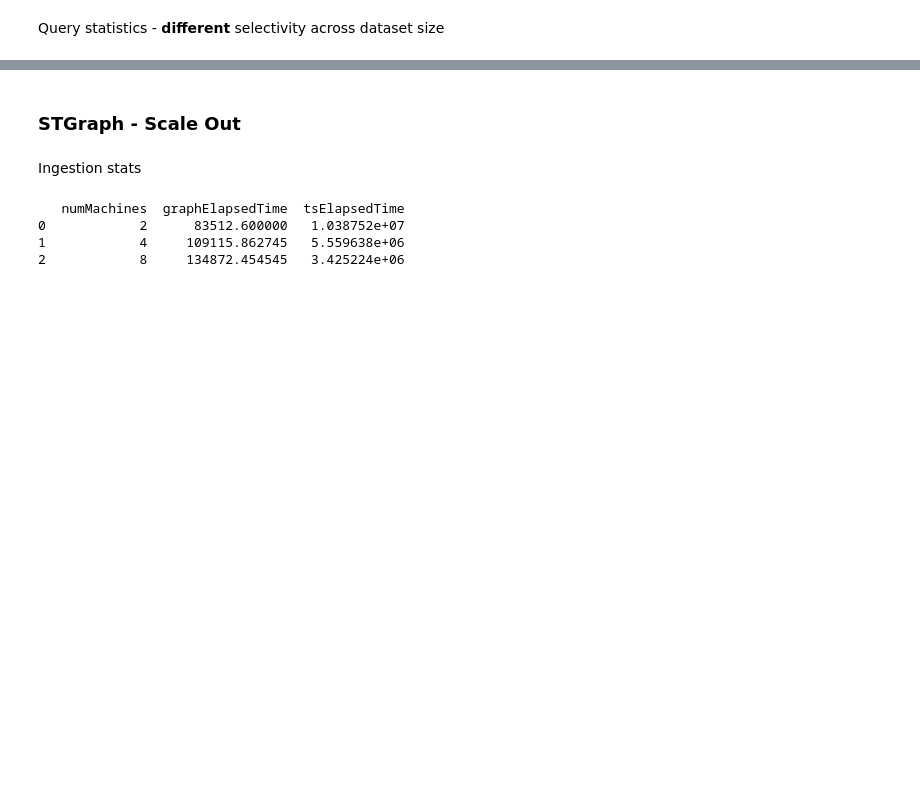
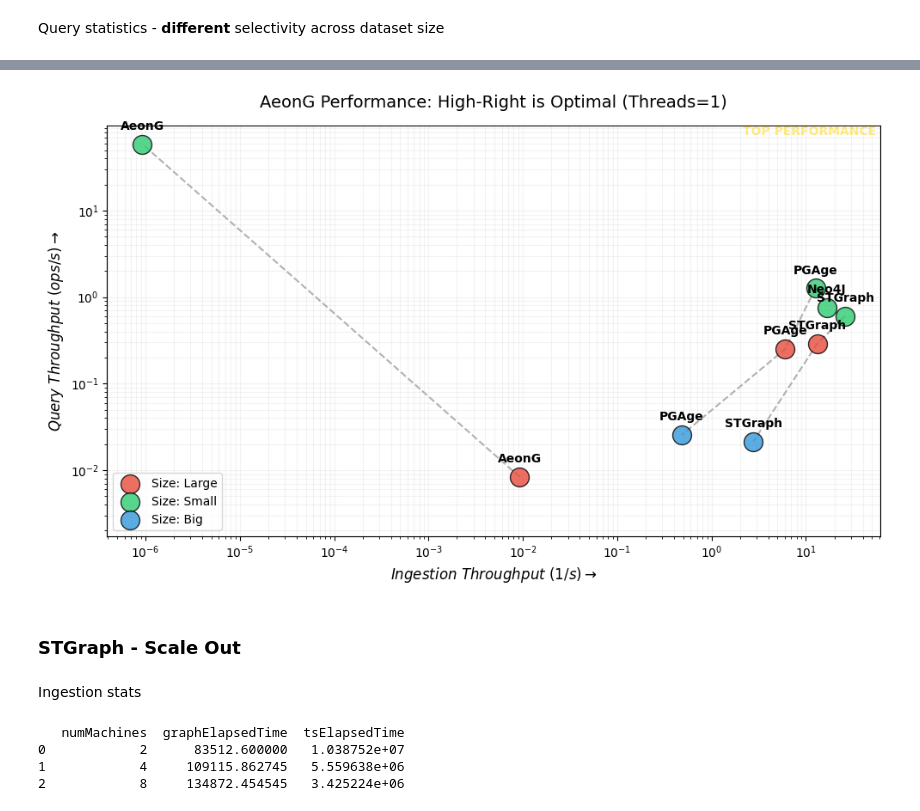
Before and after one commit to big-unibo/STGraph-evaluation, a Jupyter notebook: postprocessing/STGraph.ipynb, the cells around one changed output, grey strips where cells are left out. Drawn from its saved outputs; the diff is of its cells as text; code cells hidden in the pictures; blank space fills up the shorter version.

```diff
--- a/postprocessing/STGraph.ipynb
+++ b/postprocessing/STGraph.ipynb
@@ -291,3 +448,95 @@ print_query_statistics(query_statistics_different_selectivity)
+# %%
+def plot_performance_inverse_tradeoff(df_queries, df_ingestion):
+    """
+    Genera un grafico dove l'asse X è il throughput di ingestion (archi/s)
+    e l'asse Y è il throughput delle query (ops/s).
+    In alto a destra = Performance Migliori.
+    """
+    # 1. Copia e normalizzazione
+    q = df_queries.copy()
+    i = df_ingestion.copy()
+
+    for df in [q, i]:
+        df['model'] = df['model'].astype(str).str.strip()
+        df['datasetSize'] = df['datasetSize'].astype(str).str.strip()
+
+    # 2. Filtro lock su threads = 1
+    q = q[q['threads'] == 1]
+    i = i[i['threads'] == 1]
+
+    if q.empty or i.empty:
+        print("Dati insufficienti per il filtro threads=1.")
+        return
+
+    # 3. Aggregazione
+    q_agg = q.groupby(['model', 'datasetSize'])['elapsedTime'].median().reset_index()
+    i_agg = i.groupby(['model', 'datasetSize'])['graphElapsedTime'].mean().reset_index()
+
+    # 4. Merge
+    df_plot = pd.merge(q_agg, i_agg, on=['model', 'datasetSize'])
+
+    # 5. Trasformazione in THROUGHPUT (Inverse)
+    # Assumendo graphElapsedTime in microsecondi per il calcolo del throughput
+    # Se graphElapsedTime è il tempo totale, il throughput è proporzionale a 1/tempo
+    df_plot['ingestion_throughput'] = 1_000_000 / df_plot['elapsedTime']
+    df_plot['query_throughput'] = 1000 / df_plot['elapsedTime']
+
+    # 6. Plotting
+    plt.figure(figsize=(10, 6))
+    colors = {'Small': '#2ecc71', 'Large': '#e74c3c'}
+
+    for size in df_plot['datasetSize'].unique():
+        subset = df_plot[df_plot['datasetSize'] == size]
+
+        plt.scatter(
+            subset['ingestion_throughput'],
+            subset['query_throughput'],
+            s=250,
+            c=colors.get(size, '#3498db'),
+            label=f"Size: {size}",
+            alpha=0.8,
+            edgecolors='black',
+            zorder=3
+        )
+
+    # Linea che unisce i punti dello stesso modello per vedere il "decadimento"
+    for model in df_plot['model'].unique():
+        m_subset = df_plot[df_plot['model'] == model].sort_values('ingestion_throughput', ascending=False)
+        plt.plot(m_subset['ingestion_throughput'], m_subset['query_throughput'],
+                 'k--', alpha=0.3, zorder=1)
+
+    # Annotazioni
+    for _, row in df_plot.iterrows():
+        plt.annotate(
+            row['model'],
+            (row['ingestion_throughput'], row['query_throughput']),
+            textcoords="offset points", xytext=(0, 12), ha='center', fontweight='bold'
+        )
+
+    plt.xscale('log')
+    plt.yscale('log')
+
+    plt.xlabel(r'$Ingestion\ Throughput\ (1/s) \rightarrow$', fontsize=12)
+    plt.ylabel(r'$Query\ Throughput\ (ops/s) \rightarrow$', fontsize=12)
+    plt.title('AeonG Performance: High-Right is Optimal (Threads=1)', fontsize=14, pad=15)
+
+    plt.grid(True, which="both", ls="-", alpha=0.15)
+    plt.legend()
+
+    # Area "Performance Top"
+    plt.text(plt.xlim()[1], plt.ylim()[1], 'TOP PERFORMANCE ',
+             verticalalignment='top', horizontalalignment='right',
+             color='gold', fontweight='bold', alpha=0.5)
+
+    plt.tight_layout()
+    plt.show()
+
+# Esecuzione
+plot_performance_inverse_tradeoff(query_statistics, ingestion_statistics)
+# plot_performance_tradeoff('query.csv', 'ingestion.csv')
+# Esempio di utilizzo:
+# %% [output]
+[figure, added]
 # %% [markdown]
 ### STGraph - Scale Out
 # %% [markdown]
```
Also changed, not shown: parts of 12 cells of this notebook, 41 other files.
